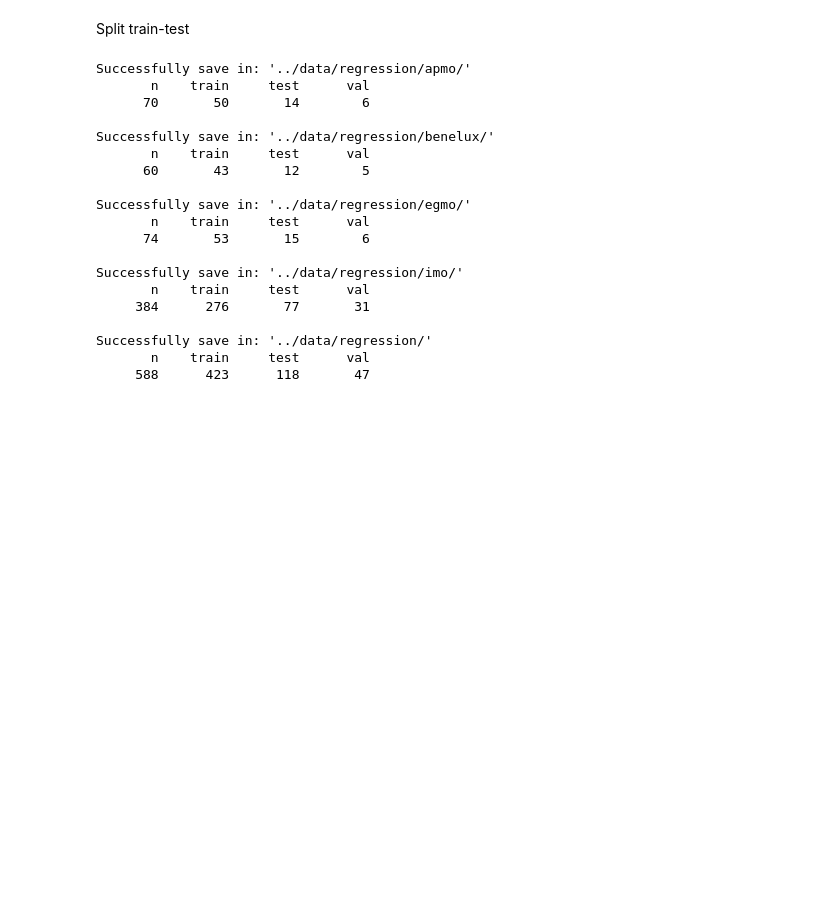
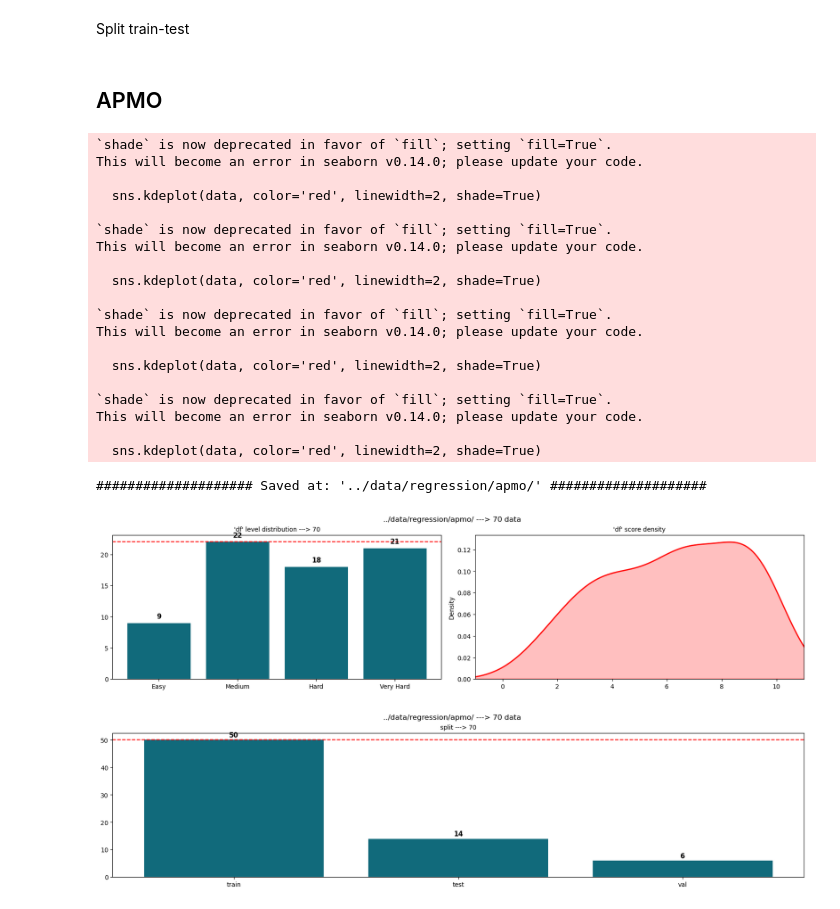
Before and after one commit to victorchendra02/Final-Academic-Project, a Jupyter notebook: models/02z_spliter_regression_data.ipynb, the cells around one changed output. Saved outputs shown, nothing was run; the diff lists cells and outputs as text; code cells hidden in the pictures; blank space fills up the shorter version.

```diff
--- a/models/02z_spliter_regression_data.ipynb
+++ b/models/02z_spliter_regression_data.ipynb
@@ -33,27 +2,0 @@ combined_all =     preapare_and_load_dataset("../data/regression/combined_all.cs
-# %%
-split_and_save_data_for_regression_train_test_val_(apmo_combined, "../data/regression/apmo/", test_size=0.2, val_size=0.1, random_state=42)
-split_and_save_data_for_regression_train_test_val_(benelux_combined, "../data/regression/benelux/", test_size=0.2, val_size=0.1, random_state=42)
-split_and_save_data_for_regression_train_test_val_(egmo_combined, "../data/regression/egmo/", test_size=0.2, val_size=0.1, random_state=42)
-split_and_save_data_for_regression_train_test_val_(imo_combined, "../data/regression/imo/", test_size=0.2, val_size=0.1, random_state=42)
-
-split_and_save_data_for_regression_train_test_val_(combined_all, "../data/regression/", test_size=0.2, val_size=0.1, random_state=42)
-# %% [output]
-Successfully save in: '../data/regression/apmo/'
-       n    train     test      val
-      70       50       14        6
-
-Successfully save in: '../data/regression/benelux/'
-       n    train     test      val
-      60       43       12        5
-
-Successfully save in: '../data/regression/egmo/'
-       n    train     test      val
-      74       53       15        6
-
-Successfully save in: '../data/regression/imo/'
-       n    train     test      val
-     384      276       77       31
-
-Successfully save in: '../data/regression/'
-       n    train     test      val
-     588      423      118       47
@@ -59,0 +107,28 @@ Successfully save in: '../data/regression/'
+# %% [markdown]
+## APMO
+# %%
+apmo_combined =    preapare_and_load_dataset("../data/regression/apmo/apmo_combined.csv")
+split_and_save_data_for_regression_train_test_val_(apmo_combined, "../data/regression/apmo/", test_size=test_size, val_size=0.1, random_state=random_state)
+# %% [output]
+`shade` is now deprecated in favor of `fill`; setting `fill=True`.
+This will become an error in seaborn v0.14.0; please update your code.
+
+  sns.kdeplot(data, color='red', linewidth=2, shade=True)
+
+`shade` is now deprecated in favor of `fill`; setting `fill=True`.
+This will become an error in seaborn v0.14.0; please update your code.
+
+  sns.kdeplot(data, color='red', linewidth=2, shade=True)
+
+`shade` is now deprecated in favor of `fill`; setting `fill=True`.
+This will become an error in seaborn v0.14.0; please update your code.
+
+  sns.kdeplot(data, color='red', linewidth=2, shade=True)
+
+`shade` is now deprecated in favor of `fill`; setting `fill=True`.
+This will become an error in seaborn v0.14.0; please update your code.
+
+  sns.kdeplot(data, color='red', linewidth=2, shade=True)
+#################### Saved at: '../data/regression/apmo/' ####################
+[figure, added]
+[figure, added]
```
Also changed, not shown: parts of 11 cells of this notebook, 2 other files.
